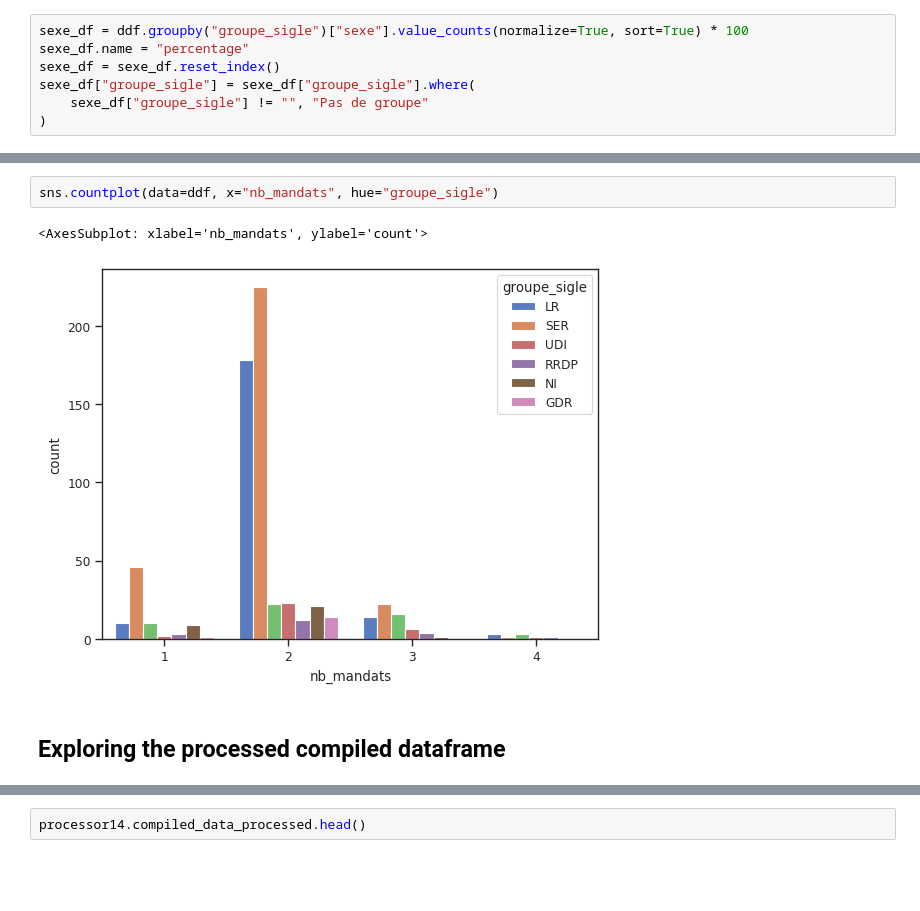
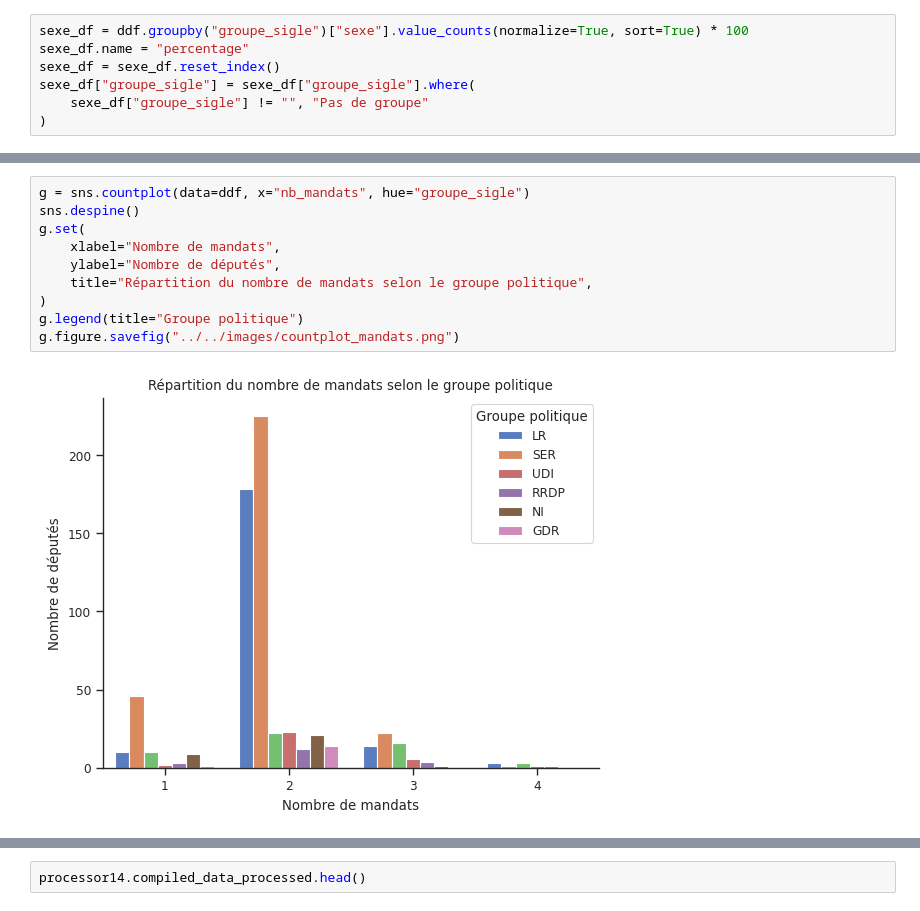
Before and after one commit to gwatkinson/NLP_Assemblee, a Jupyter notebook: docs/notebooks/processing.ipynb, the cells around one changed output, grey strips where cells are left out. Drawn from its saved outputs; the diff is of its cells as text; blank space fills up the shorter version.

```diff
--- a/docs/notebooks/processing.ipynb
+++ b/docs/notebooks/processing.ipynb
@@ -168,7 +202,12 @@ g.set(xlabel="Groupe politique", ylabel="Pourcentage")
-# %%
-sns.countplot(data=ddf, x="nb_mandats", hue="groupe_sigle")
-# %% [output]
-<AxesSubplot: xlabel='nb_mandats', ylabel='count'>
-[figure, removed]
-# %% [markdown]
-## Exploring the processed compiled dataframe
+# %%
+g = sns.countplot(data=ddf, x="nb_mandats", hue="groupe_sigle")
+sns.despine()
+g.set(
+    xlabel="Nombre de mandats",
+    ylabel="Nombre de députés",
+    title="Répartition du nombre de mandats selon le groupe politique",
+)
+g.legend(title="Groupe politique")
+g.figure.savefig("../../images/countplot_mandats.png")
+# %% [output]
+[figure, added]
```
Also changed, not shown: parts of 38 cells of this notebook.
